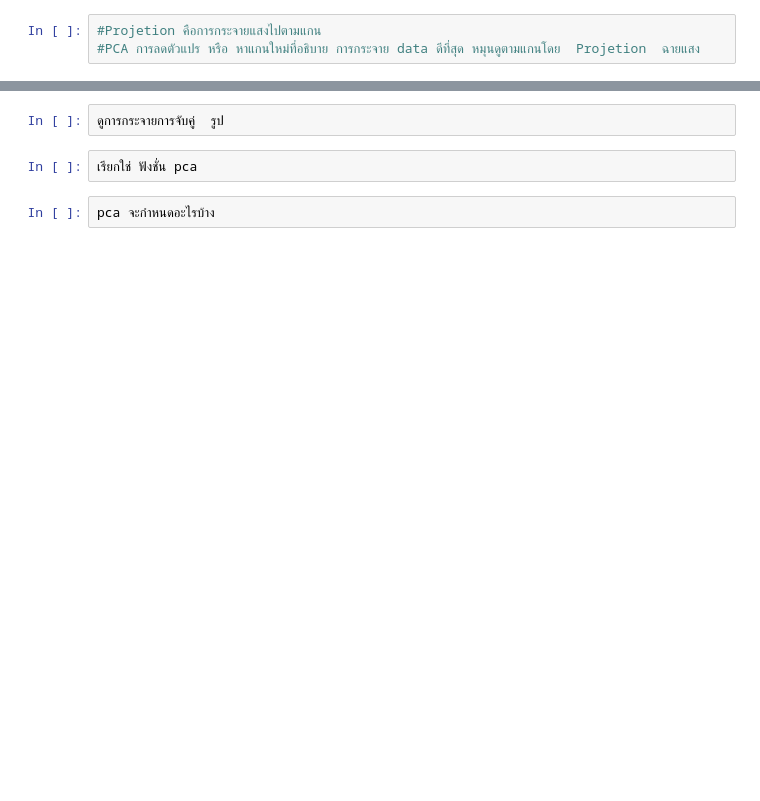
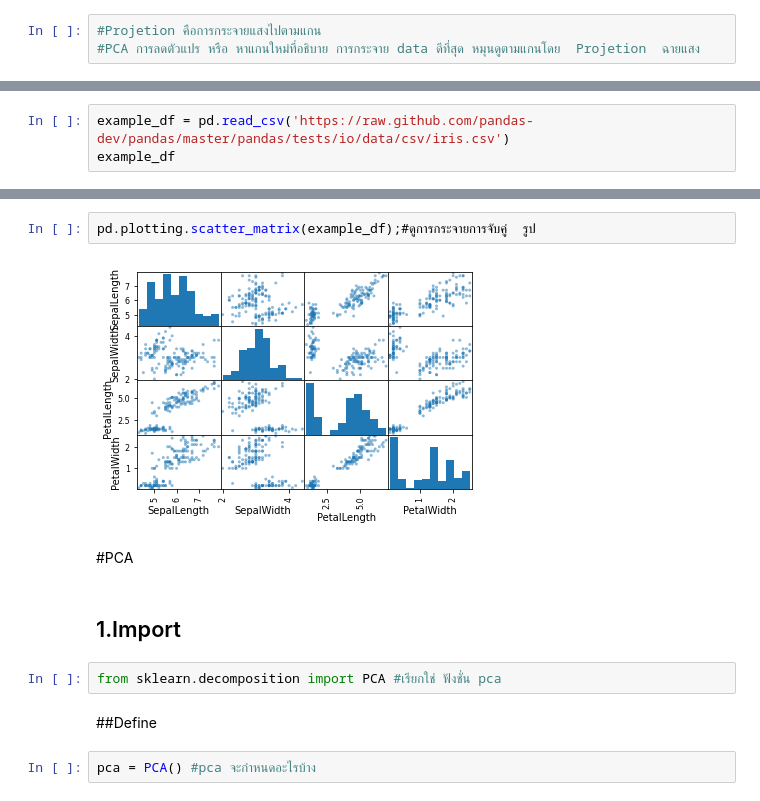
Before and after one commit to waraporn19/data_viz, a Jupyter notebook: Visualize_Data_Distribution_(PCA).ipynb, the cells around one changed output, grey strips where cells are left out. Drawn from its saved outputs; the diff is of its cells as text; blank space fills up the shorter version.

Commit message:
Visualize Data Distribution with PCA

```diff
--- a/Visualize_Data_Distribution_(PCA).ipynb
+++ b/Visualize_Data_Distribution_(PCA).ipynb
@@ -7,0 +16,3 @@
+# %%
+example_df = pd.read_csv('https://raw.github.com/pandas-dev/pandas/master/pandas/tests/io/data/csv/iris.csv')
+example_df
@@ -8,6 +33,14 @@
 # %%
-ดูการกระจายการจับคู่  รูป
+pd.plotting.scatter_matrix(example_df);#ดูการกระจายการจับคู่  รูป
+# %% [output]
+[figure, added]
+# %% [markdown]
+#PCA
+# %% [markdown]
+## 1.Import
 # %%
-เรียกใช่ ฟังชั่น pca
+from sklearn.decomposition import PCA #เรียกใช่ ฟังชั่น pca
+# %% [markdown]
+##Define
 # %%
-pca จะกำหนดอะไรบ้าง
+pca = PCA() #pca จะกำหนดอะไรบ้าง
```
Also changed, not shown: parts of 14 cells of this notebook.
